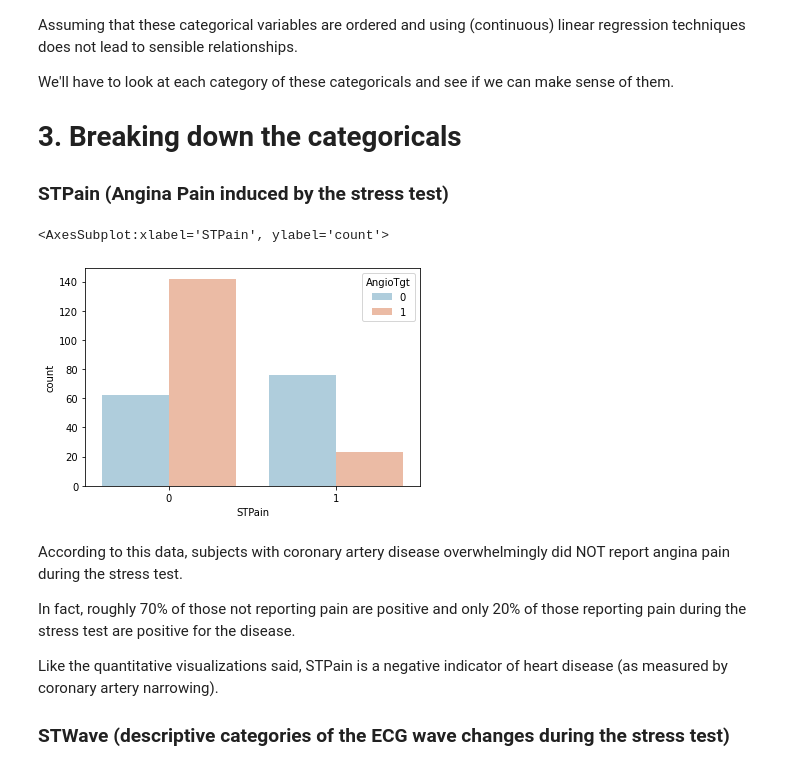
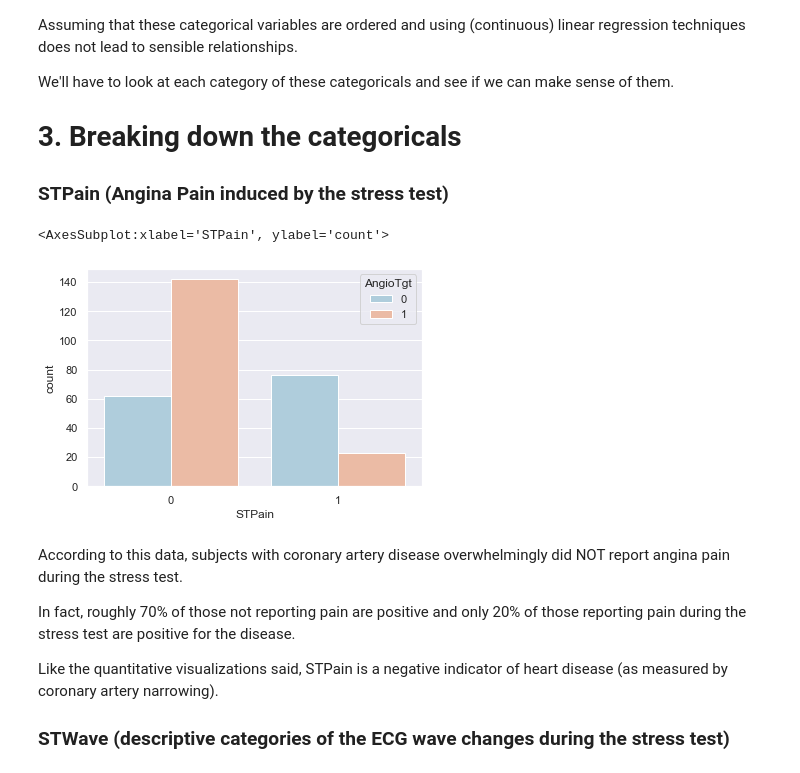
Before and after one commit to BradDoty/KaggleHeartDiseaseUCI, a Jupyter notebook: Notebooks/Capstone 2 -- Exploratory Data Analysis.ipynb, the cells around one changed output. Drawn from its saved outputs; the diff is of its cells as text; code cells hidden in the pictures.

```diff
--- a/Notebooks/Capstone 2 -- Exploratory Data Analysis.ipynb
+++ b/Notebooks/Capstone 2 -- Exploratory Data Analysis.ipynb
@@ -166,10 +165,11 @@ We'll have to look at each category of these categoricals and see if we can make
 ### STPain (Angina Pain induced by the stress test)
 # %%
 # STPain (chest pain during the stress test) boolean vs. Angiogram Target boolean
+sns.set()
 sns.countplot(hue='AngioTgt', x='STPain', data=heart_data, palette='RdBu_r')
 # %% [output]
 <AxesSubplot:xlabel='STPain', ylabel='count'>
-[figure, old version]
+[figure, new version]
 # %% [markdown]
 According to this data, subjects with coronary artery disease overwhelmingly did NOT report angina pain during the stress test.
 
```
Also changed, not shown: parts of 13 cells of this notebook, 2 other files.
